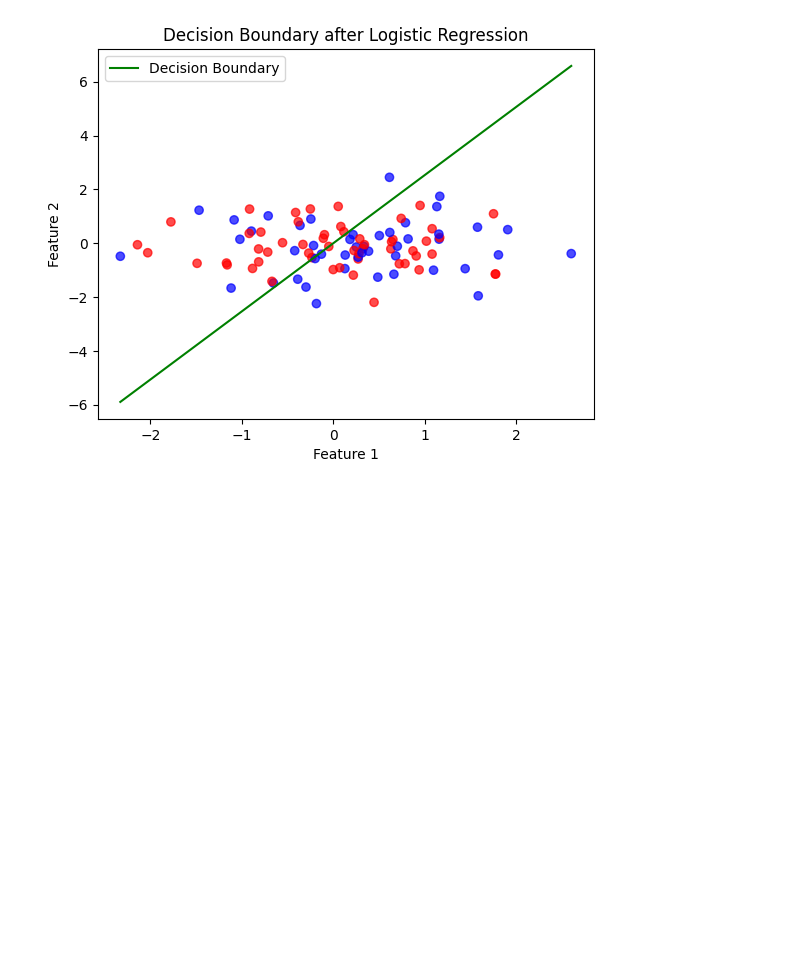
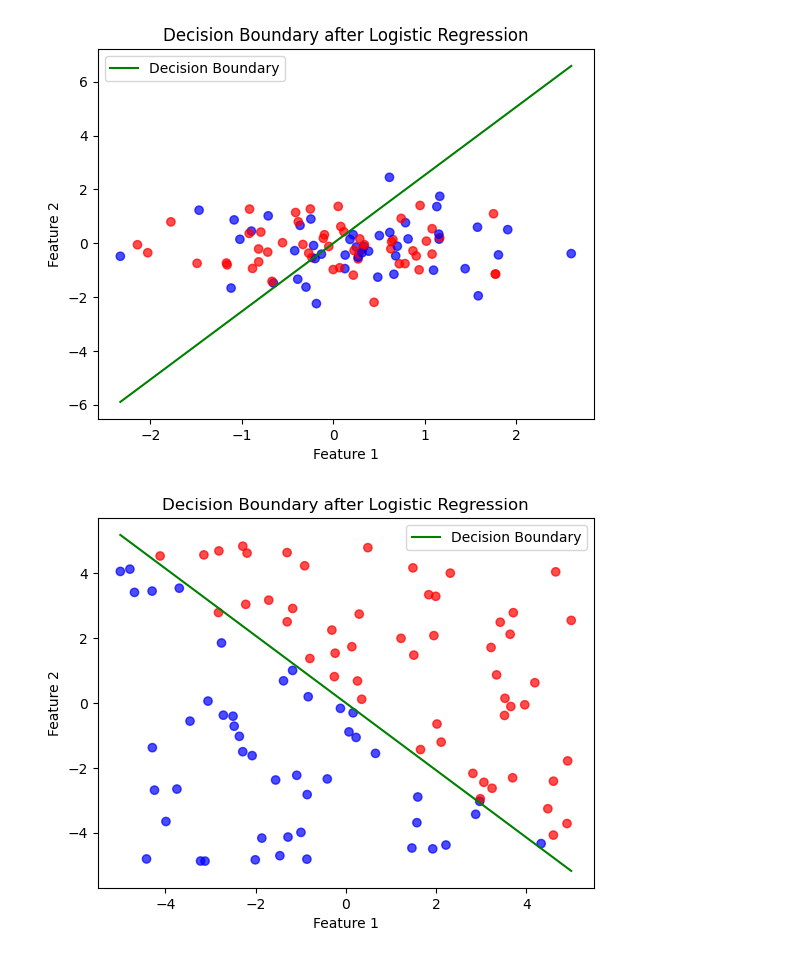
Before and after one commit to gkao25/lign167-ps, a Jupyter notebook: testing_ps_2.ipynb, the cells around one changed output. Cells and saved outputs as stored; diff of their text form; code cells hidden in the pictures; blank space fills up the shorter version.

Commit message:
notebook test prob 9

```diff
--- a/testing_ps_2.ipynb
+++ b/testing_ps_2.ipynb
@@ -270,3 +270,62 @@ def generate_seeded_data(num_features=3, num_examples=100):
 test_batched_gradient_descent()
 # %% [output]
 [figure]
+# %%
+def split_into_batches(dataset, batch_size):
+    x, y = dataset
+    batches = []
+    for i in range(0, len(x), batch_size):
+        x_batch = x[i:i + batch_size]
+        y_batch = y[i:i + batch_size]
+        batches.append((torch.tensor(x_batch, dtype=torch.float32),
+                        torch.tensor(y_batch, dtype=torch.float32)))
+    return batches
+
+def extract_num_features(dataset):
+    x, _ = dataset
+    return x.shape[1]
+
+def create_test_data():
+    x, y = create_dataset()  # Replace with your dataset generation code
+    x = np.array(x)
+    y = np.array(y)
+    return x, y
+
+def plot_decision_boundary(a, x, y):
+    plt.scatter(x[:, 0], x[:, 1], c=y, cmap='bwr', alpha=0.7)
+    x_boundary = np.linspace(np.min(x[:, 0]), np.max(x[:, 0]), 100)
+    y_boundary = -(a[0] / a[1]) * x_boundary
+    plt.plot(x_boundary, y_boundary, color='green', label='Decision Boundary')
+    plt.title('Decision Boundary after Logistic Regression')
+    plt.xlabel('Feature 1')
+    plt.ylabel('Feature 2')
+    plt.legend()
+    plt.show()
+
+def batched_gradient_descent(dataset, num_epochs=10, learning_rate=0.01, batch_size=2):
+    num_features = extract_num_features(dataset)
+    model = TorchLogisticClassifier(num_features)
+    optimizer = optim.SGD(model.parameters(), lr=learning_rate)
+    batches = split_into_batches(dataset, batch_size)
+
+    for _ in range(num_epochs):
+        for batch in batches:
+            optimizer.zero_grad()
+            batch_loss = 0
+            for d_x, d_y in zip(batch[0], batch[1]):
+                prediction = model(d_x)
+                batch_loss += loss_fn(prediction, d_y.view(-1, 1))
+            batch_loss.backward()
+            optimizer.step()
+
+    return model
+
+# Running a test
+x, y = create_test_data()
+dataset = (x, y)
+model = batched_gradient_descent(dataset)
+
+weights = model.weights.detach().numpy().flatten()
+plot_decision_boundary(weights, x, y)
+# %% [output]
+[figure, added]
```
Also changed, not shown: parts of 1 cell of this notebook.
